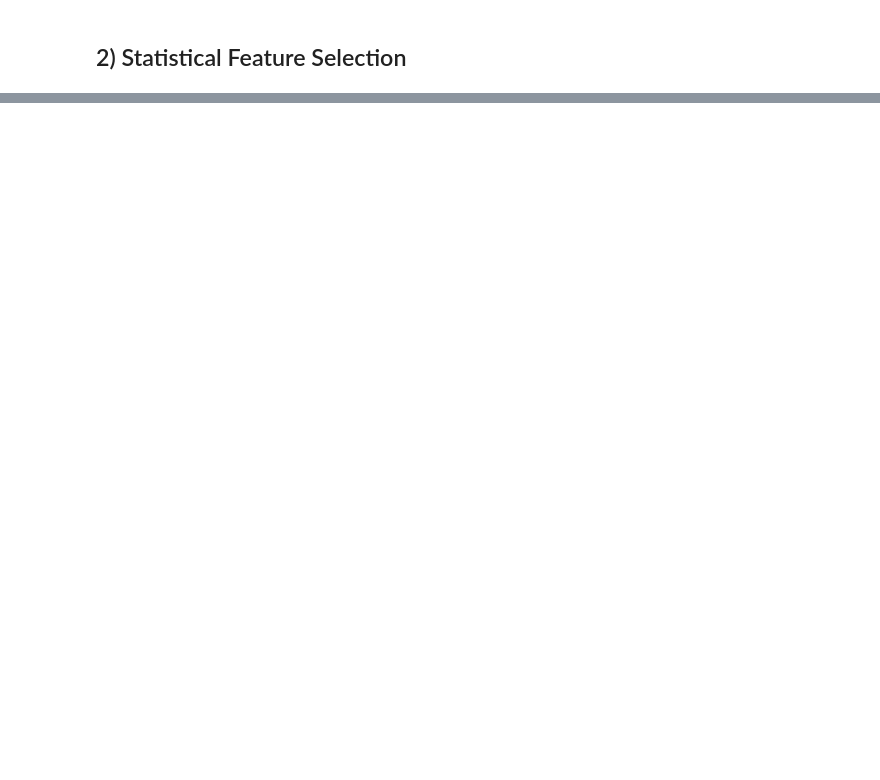
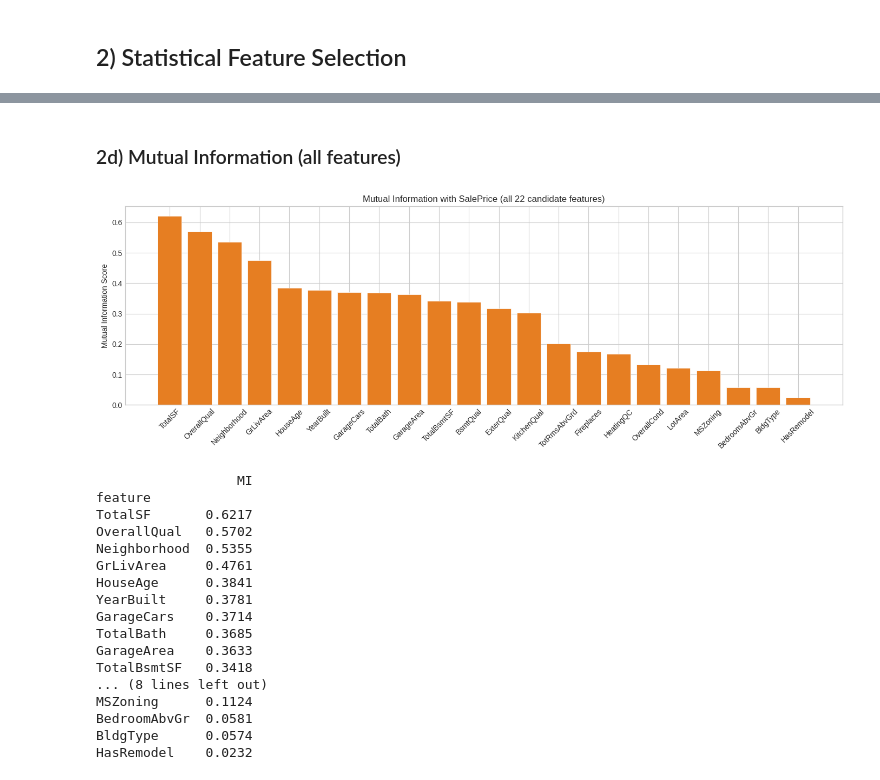
Before and after one commit to alimsaleh1212-create/AI-Real-Estate-Agent, a Jupyter notebook: notebooks_temp/03_feature_selection_and_training.ipynb, the cells around one changed output, grey strips where cells are left out. Saved outputs shown, nothing was run; the diff lists cells and outputs as text; code cells hidden in the pictures; blank space fills up the shorter version.

```diff
--- a/notebooks_temp/03_feature_selection_and_training.ipynb
+++ b/notebooks_temp/03_feature_selection_and_training.ipynb
@@ -1051,0 +343,44 @@ than during production deployment.
+# %% [markdown]
+### 2d) Mutual Information (all features)
+# %%
+# Build a fully numeric matrix for MI: encode ordinals, label-encode nominals
+X_mi = X_train[ALL_CANDIDATES].copy()
+for col in ORDINAL_CANDIDATES:
+    X_mi[col] = X_mi[col].map(ORDINAL_MAP).fillna(0)
+for col in NOMINAL_CANDIDATES:
+    X_mi[col] = X_mi[col].astype("category").cat.codes
+X_mi = X_mi.fillna(X_mi.median(numeric_only=True))
+
+mi_scores = mutual_info_regression(
+    X_mi, y_train, discrete_features=False, random_state=RANDOM_STATE
+)
+mi_df = (pd.DataFrame({"feature": ALL_CANDIDATES, "MI": mi_scores})
+         .sort_values("MI", ascending=False)
+         .set_index("feature"))
+
+fig, ax = plt.subplots(figsize=(14, 5))
+ax.bar(mi_df.index, mi_df["MI"],
+       color="#E67E22", edgecolor="white", linewidth=0.5)
+ax.set_ylabel("Mutual Information Score")
+ax.set_title("Mutual Information with SalePrice (all 22 candidate features)")
+ax.tick_params(axis="x", rotation=45); plt.tight_layout(); plt.show()
+print(mi_df.round(4).to_string())
+# %% [output]
+[figure, added]
+                  MI
+feature
+TotalSF       0.6217
+OverallQual   0.5702
+Neighborhood  0.5355
+GrLivArea     0.4761
+HouseAge      0.3841
+YearBuilt     0.3781
+GarageCars    0.3714
+TotalBath     0.3685
+GarageArea    0.3633
+TotalBsmtSF   0.3418
+... (8 lines left out)
+MSZoning      0.1124
+BedroomAbvGr  0.0581
+BldgType      0.0574
+HasRemodel    0.0232
```
Also changed, not shown: parts of 140 cells of this notebook, 2 other files.
